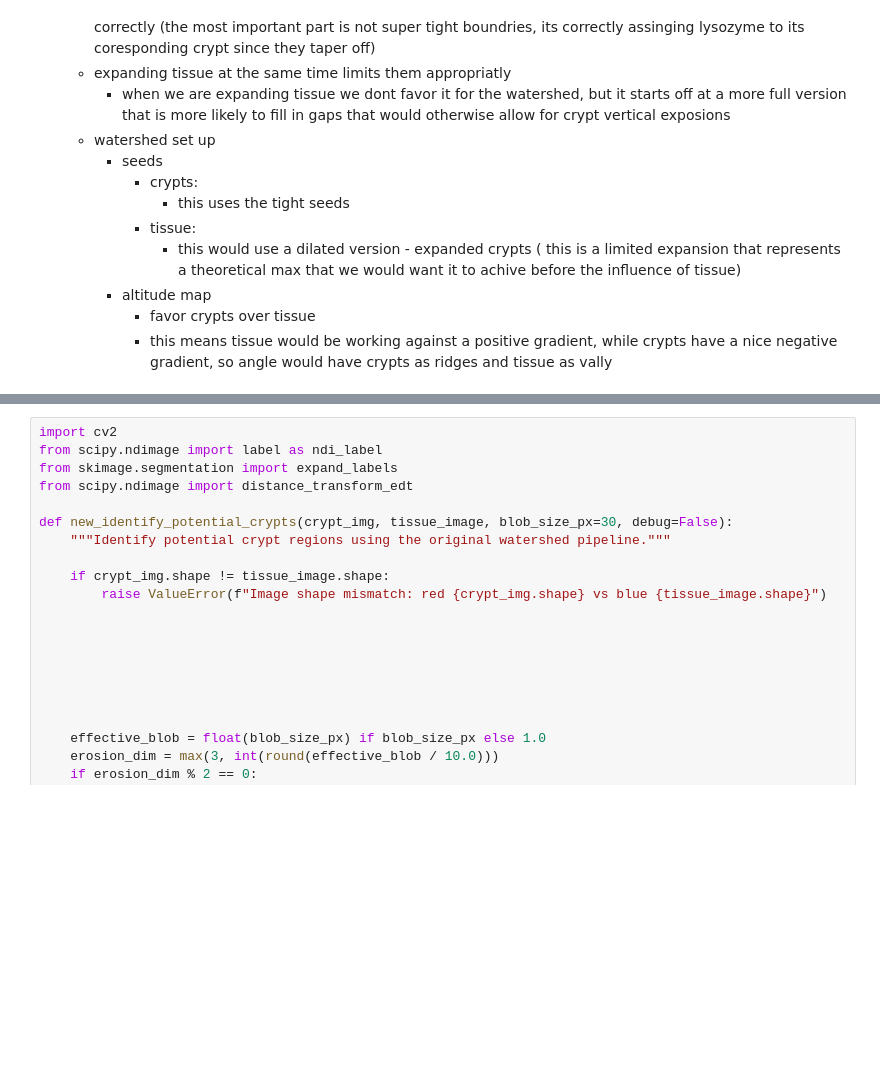
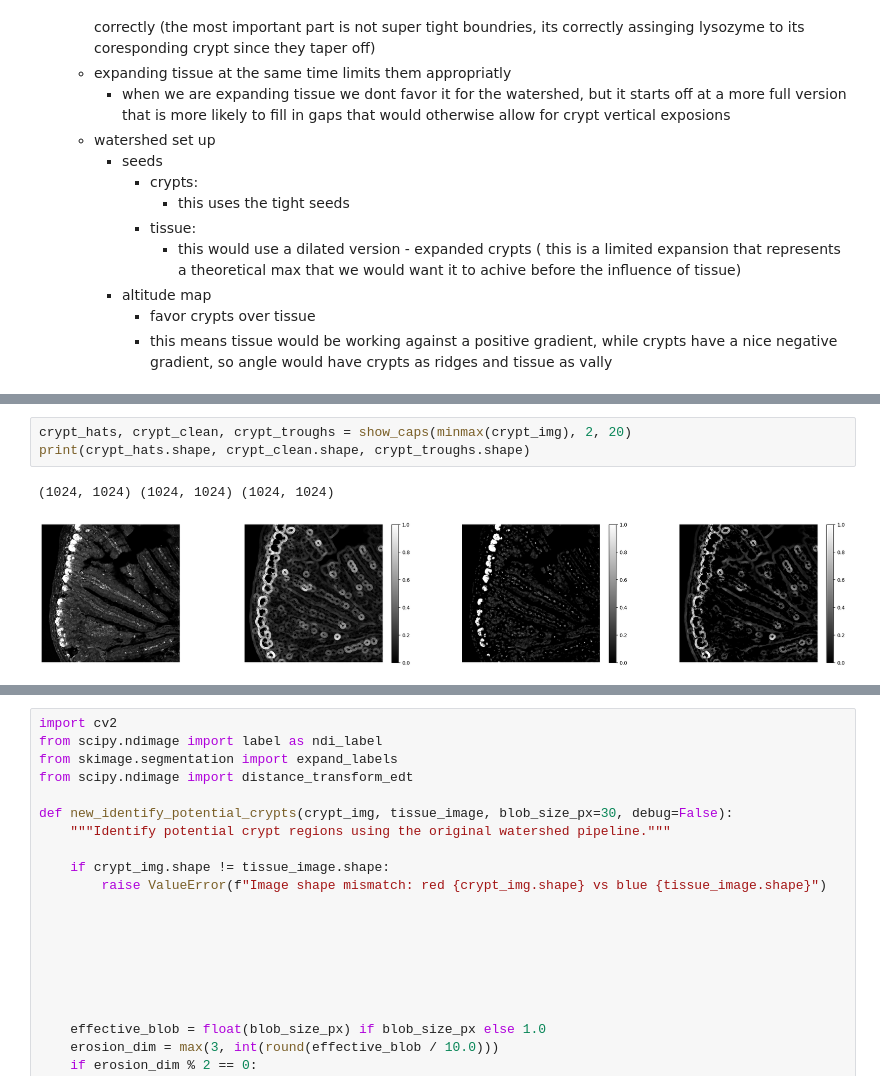
Before and after one commit to pbert5/lysozyme-stain-quantification, a Jupyter notebook: consolidated_new_morph.ipynb, the cells around one changed output, grey strips where cells are left out. Cells and saved outputs as stored; diff of their text form; blank space fills up the shorter version.

```diff
--- a/consolidated_new_morph.ipynb
+++ b/consolidated_new_morph.ipynb
@@ -413 +428,7 @@ _,_,outer_trophs =show_caps( tissue_image, 2, 40)
+# %%
+crypt_hats, crypt_clean, crypt_troughs = show_caps(minmax(crypt_img), 2, 20)
+print(crypt_hats.shape, crypt_clean.shape, crypt_troughs.shape)
+# %% [output]
+(1024, 1024) (1024, 1024) (1024, 1024)
+[figure, added]
 # %%
```
Also changed, not shown: parts of 11 cells of this notebook.
